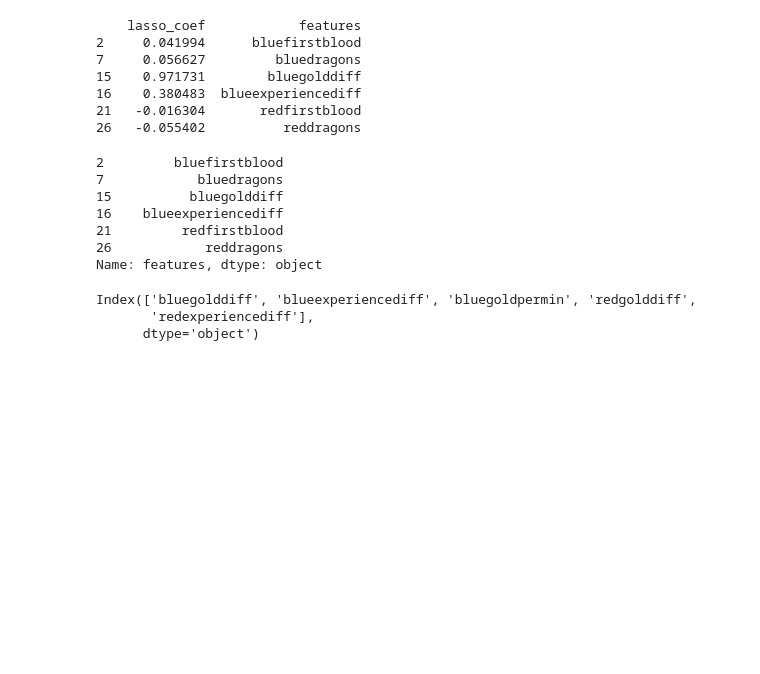
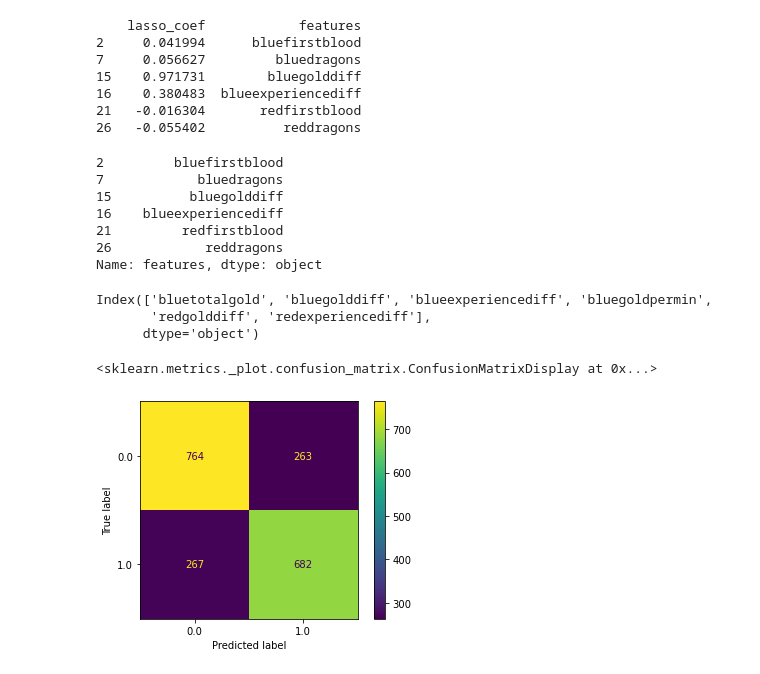
Before and after one commit to shreh2/LOL, a Jupyter notebook: LeagueOfLegends.ipynb, the cells around one changed output. Cells and saved outputs as stored; diff of their text form; code cells hidden in the pictures; blank space fills up the shorter version.

Commit message:
compared the accuracy of logistic regression on features selected by lasso vs kbest - lasso features have little better accuracy

```diff
--- a/LeagueOfLegends.ipynb
+++ b/LeagueOfLegends.ipynb
@@ -222,8 +163,8 @@ temp.reset_index(inplace=True)
 temp.columns=['lasso_coef','features']
 print(temp[temp['lasso_coef']!=0])
 
-new_features_lasso = temp[temp['lasso_coef']!=0]['features']
-new_features_lasso
+lasso_selected_features = temp[temp['lasso_coef']!=0]['features']
+lasso_selected_features
 # %% [output]
     lasso_coef            features
 2     0.041994      bluefirstblood
@@ -241,15 +182,29 @@ new_features_lasso
 Name: features, dtype: object
 # %%
 # Feature selection based on SelectKBest
-from sklearn.feature_selection import SelectKBest, f_classif
 
-select_k_best_classifier = SelectKBest(score_func=f_classif, k=5)
+select_k_best_classifier = SelectKBest(score_func=mutual_info_classif, k=6)
 select_k_best_classifier.fit_transform(X_train, y_train)
 mask = select_k_best_classifier.get_support()
 
-new_features_kbest = X_train.columns[mask]
-new_features_kbest
+kbest_selected_features = X_train.columns[mask]
+kbest_selected_features
 # %% [output]
-Index(['bluegolddiff', 'blueexperiencediff', 'bluegoldpermin', 'redgolddiff',
-       'redexperiencediff'],
+Index(['bluetotalgold', 'bluegolddiff', 'blueexperiencediff', 'bluegoldpermin',
+       'redgolddiff', 'redexperiencediff'],
       dtype='object')
+# %%
+#Lasso features
+lasso_Xtrain = X_train.loc[:,lasso_selected_features]
+lasso_Xvalid = X_valid.loc[:,lasso_selected_features]
+lasso_Xtest = X_test.loc[:,lasso_selected_features]
+
+#kbestfeatures
+kbest_Xtrain = X_train.loc[:,kbest_selected_features]
+kbest_Xvalid = X_valid.loc[:,kbest_selected_features]
+kbest_Xtest = X_test.loc[:,kbest_selected_features]
+# %%
+#Training logistic regression model on features selected by lasso
+lasso_lr= LogisticRegression()
+lasso_lr.fit(lasso_Xtrain,y_train)
+lasso_ypred=lasso_lr.predict(lasso_Xvalid)
@@ -255,0 +216,5 @@ Index(['bluegolddiff', 'blueexperiencediff', 'bluegoldpermin', 'redgolddiff',
+# %%
+ plot_confusion_matrix(lasso_lr, lasso_Xvalid, y_valid)
+# %% [output]
+<sklearn.metrics._plot.confusion_matrix.ConfusionMatrixDisplay at 0x...>
+[figure, added]
```
Also changed, not shown: parts of 17 cells of this notebook.
